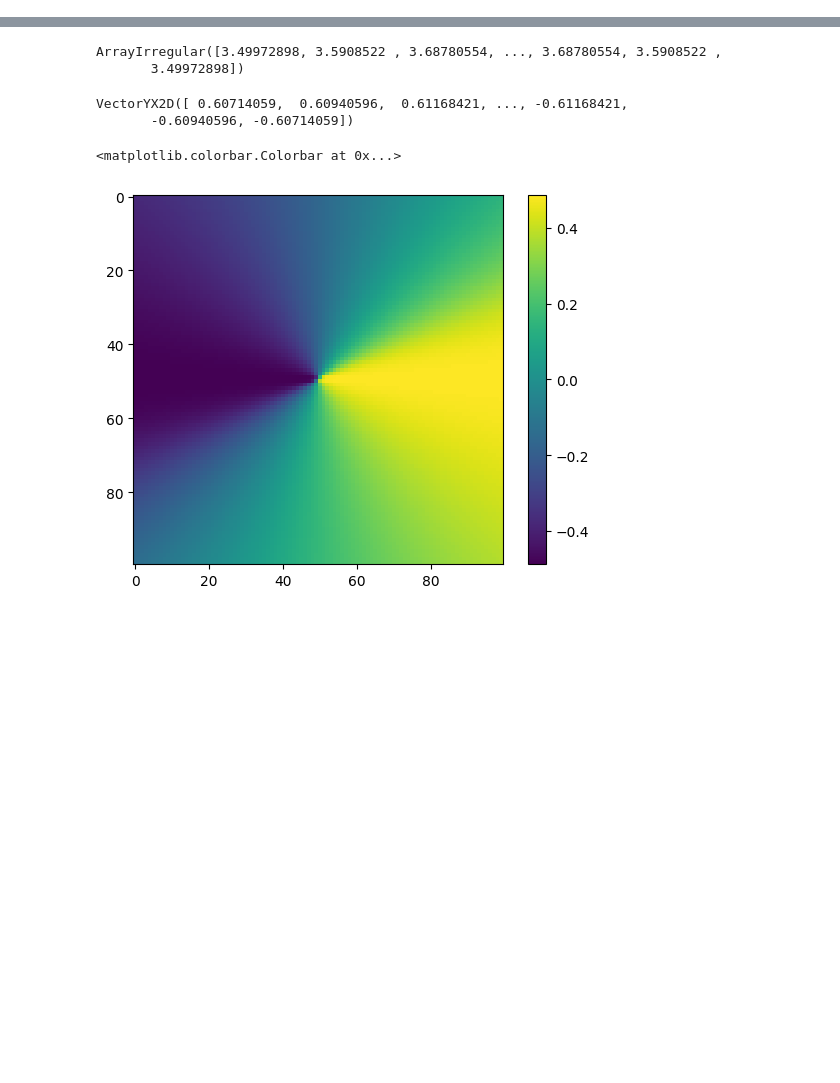
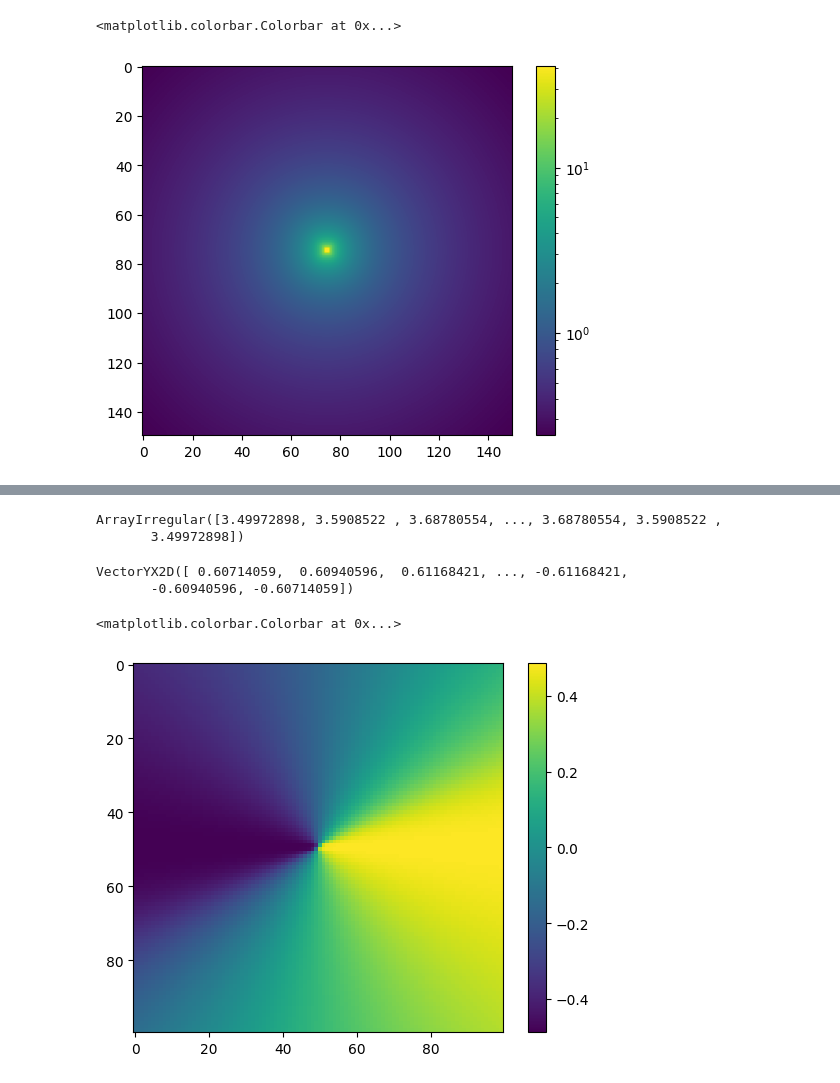
Before and after one commit to Jammy2211/PyAutoGalaxy, a Jupyter notebook: test_dPIE_lenstool.ipynb, the cells around one changed output, grey strips where cells are left out. Cells and saved outputs as stored; diff of their text form; code cells hidden in the pictures; blank space fills up the shorter version.

```diff
--- a/test_dPIE_lenstool.ipynb
+++ b/test_dPIE_lenstool.ipynb
@@ -408,3 +526,9 @@ mass_dpiemd = dPIEMD(
+# %%
+plt.imshow(mass_dpiemd.convergence_2d_via_jacobian_from(grid=grid).native,norm='log')
+plt.colorbar()
+# %% [output]
+<matplotlib.colorbar.Colorbar at 0x...>
+[figure, added]
 # %%
 mass_dpiemdsph = dPIEMDSph(
     centre=(0.0,0.0),
```
Also changed, not shown: parts of 13 cells of this notebook.
